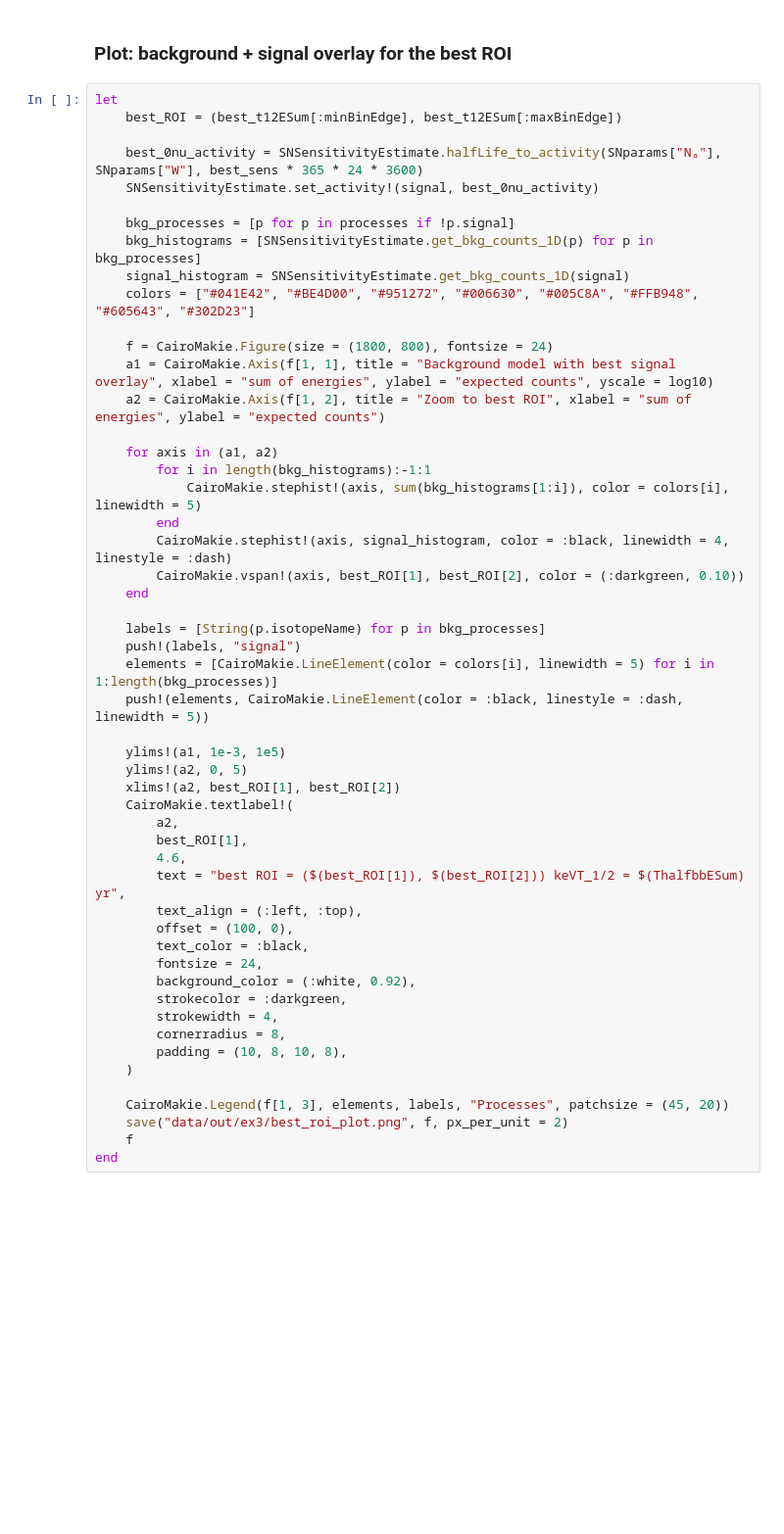
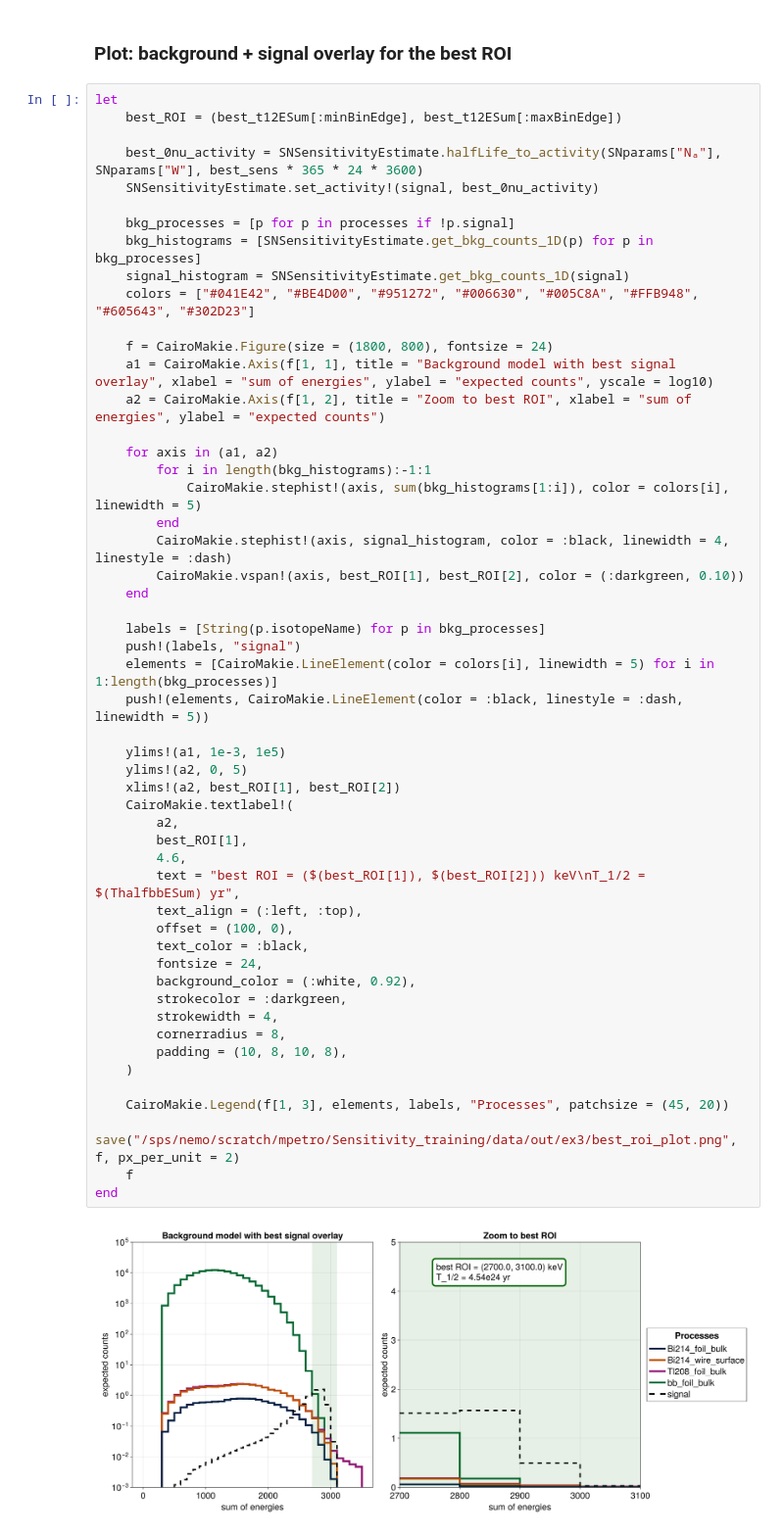
Before and after one commit to Shoram444/SN_Sensitivity_training, a Jupyter notebook: examples/ex3_freq1D.ipynb, the cells around one changed output. Shown at 98% size. Cells and saved outputs as stored; diff of their text form; blank space fills up the shorter version.

```diff
--- a/examples/ex3_freq1D.ipynb
+++ b/examples/ex3_freq1D.ipynb
@@ -184,32 +234,34 @@ let
         CairoMakie.stephist!(axis, signal_histogram, color = :black, linewidth = 4, linestyle = :dash)
         CairoMakie.vspan!(axis, best_ROI[1], best_ROI[2], color = (:darkgreen, 0.10))
     end
 
     labels = [String(p.isotopeName) for p in bkg_processes]
     push!(labels, "signal")
     elements = [CairoMakie.LineElement(color = colors[i], linewidth = 5) for i in 1:length(bkg_processes)]
     push!(elements, CairoMakie.LineElement(color = :black, linestyle = :dash, linewidth = 5))
 
     ylims!(a1, 1e-3, 1e5)
     ylims!(a2, 0, 5)
     xlims!(a2, best_ROI[1], best_ROI[2])
     CairoMakie.textlabel!(
         a2,
         best_ROI[1],
         4.6,
-        text = "best ROI = ($(best_ROI[1]), $(best_ROI[2])) keVT_1/2 = $(ThalfbbESum) yr",
+        text = "best ROI = ($(best_ROI[1]), $(best_ROI[2])) keV\nT_1/2 = $(ThalfbbESum) yr",
         text_align = (:left, :top),
         offset = (100, 0),
         text_color = :black,
         fontsize = 24,
         background_color = (:white, 0.92),
         strokecolor = :darkgreen,
         strokewidth = 4,
         cornerradius = 8,
         padding = (10, 8, 10, 8),
     )
 
     CairoMakie.Legend(f[1, 3], elements, labels, "Processes", patchsize = (45, 20))
-    save("data/out/ex3/best_roi_plot.png", f, px_per_unit = 2)
+    save("/sps/nemo/scratch/mpetro/Sensitivity_training/data/out/ex3/best_roi_plot.png", f, px_per_unit = 2)
     f
 end
+# %% [output]
+[figure, added]
```
Also changed, not shown: parts of 7 cells of this notebook, 7 other files.
